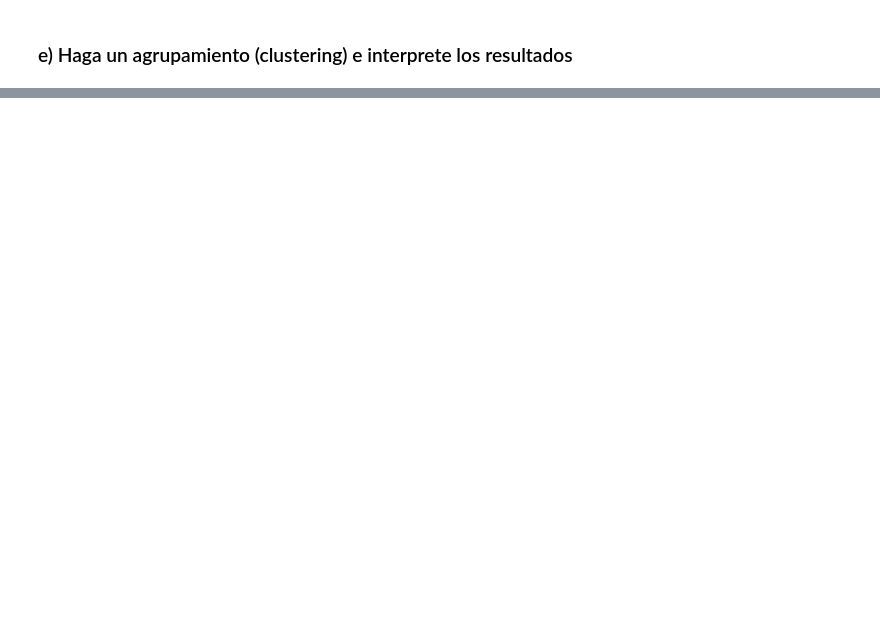
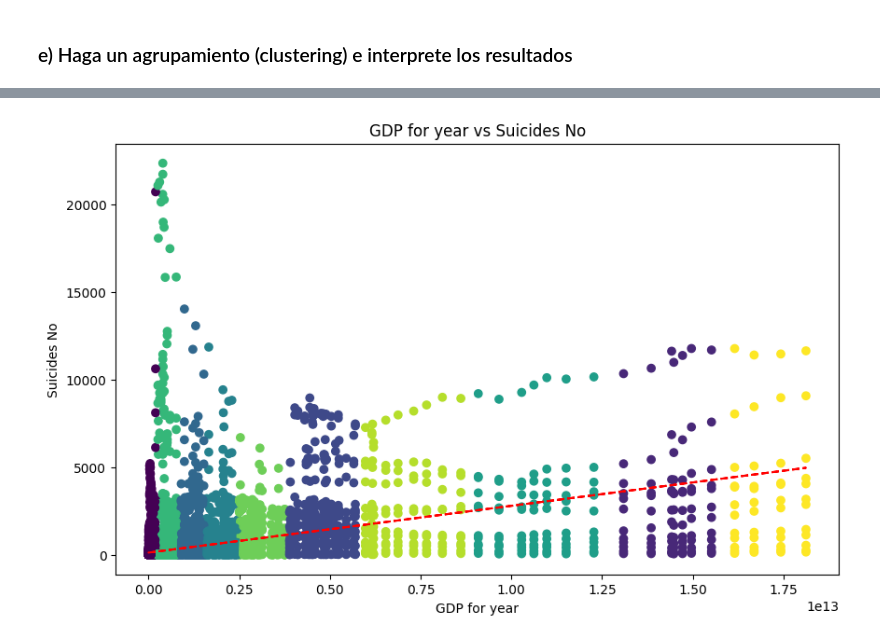
Before and after one commit to jazurdia/Proyecto1MD, a Jupyter notebook: Proyecto1.ipynb, the cells around one changed output, grey strips where cells are left out. Saved outputs shown, nothing was run; the diff lists cells and outputs as text; code cells hidden in the pictures; blank space fills up the shorter version.

```diff
--- a/Proyecto1.ipynb
+++ b/Proyecto1.ipynb
@@ -563,0 +317,17 @@ Silhouette Score: 0.8869487463109196
+# %%
+# grafico de puntos en donde y sea suicidios_no y x sea gdp_for_year. Ver todos los clusters
+# Establece una linea de tendencia
+plt.figure(figsize=(10, 6))
+plt.scatter(df['gdp_for_year'], df['suicides_no'], c=df['cluster'], cmap='viridis')
+
+# Establece una linea de tendencia
+z = np.polyfit(df['gdp_for_year'], df['suicides_no'], 1)
+p = np.poly1d(z)
+plt.plot(df['gdp_for_year'], p(df['gdp_for_year']), "r--")
+
+plt.xlabel('GDP for year')
+plt.ylabel('Suicides No')
+plt.title('GDP for year vs Suicides No')
+plt.show()
+# %% [output]
+[figure, added]
```
Also changed, not shown: parts of 39 cells of this notebook.
